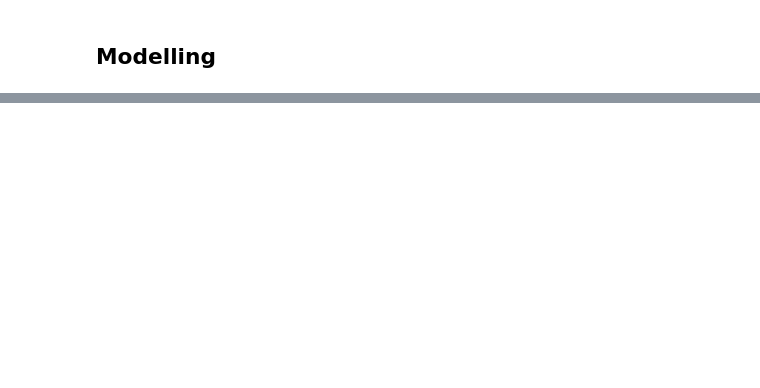
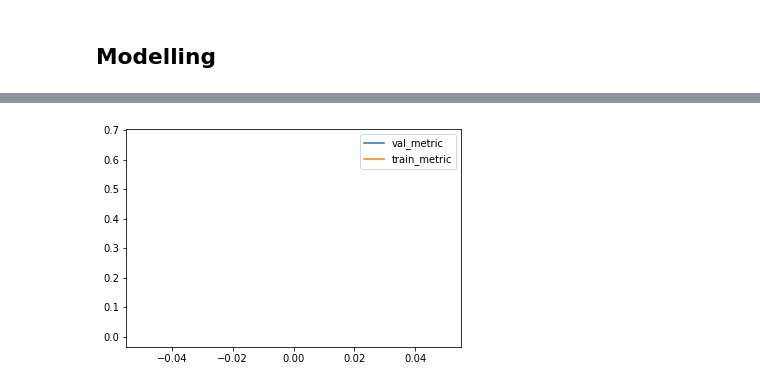
Before and after one commit to mormoassaf/ml-2022, a Jupyter notebook: main.ipynb, the cells around one changed output, grey strips where cells are left out. Drawn from its saved outputs; the diff is of its cells as text; code cells hidden in the pictures; blank space fills up the shorter version.

Commit message:
model works

```diff
--- a/main.ipynb
+++ b/main.ipynb
@@ -172,12 +191,14 @@ plot_sample(left[0], right[0], score)
 ## Modelling
 # %%
 from model import SiameseNetwork
+from torch.nn import CosineEmbeddingLoss, CrossEntropyLoss
 from losses import ContrastiveLoss
-from torch.nn import CosineEmbeddingLoss
+from torchmetrics.classification import BinaryF1Score
 import tqdm
 
 model = SiameseNetwork().to(device)
-criterion = CosineEmbeddingLoss().to(device)
+criterion = ContrastiveLoss().to(device)
+metric = BinaryF1Score().to(device)
 optimizer = torch.optim.Adam(model.parameters(), lr=1e-4)
 
 f"{sum(p.numel() for p in model.parameters() if p.requires_grad)} trainable parameters"
@@ -186,6 +207,6 @@ f"{sum(p.numel() for p in model.parameters() if p.requires_grad)} trainable para
 # %%
-N = 100
+N = 300
 train_loader = DataLoader(train_ds, batch_size=256, shuffle=True)
 val_loader = DataLoader(val_ds, batch_size=256, shuffle=True)
-print(len(train_loader.dataset))
+print(len(train_loader.dataset), len(val_loader.dataset))
 # %% [output]
@@ -229,0 +214,80 @@ Epoch 13, batch 46, batch_loss 0.034
+# %%
+# Compute F1 score metric
+def compute_metric(model, metric=BinaryF1Score(), loader=None):
+    model.eval()
+    criterion = ContrastiveLoss()
+    if loader is None:
+        loader = val_loader
+
+    running_loss = 0.0
+    running_metric = 0.0
+    compare = torch.nn.CosineSimilarity(dim=1)
+    with torch.no_grad():
+        for i, (left, right, score) in tqdm.tqdm(enumerate(loader), total=len(loader)):
+            left = left.to(device)
+            right = right.to(device)
+            score = score.to(device)
+            out0, out1 = model(left, right)
+            loss = criterion(out0, out1, 1-score)
+            running_loss += loss.item()
+
+            similarities = model.compare_embeddings(out0, out1)
+            # Compute cosine similarity
+            running_metric += metric(score, (similarities < 0.5).float()).item()
+
+    return running_loss/len(loader), running_metric/len(loader)
+
+val_losses = []
+train_losses = []
+val_metrics = []
+train_metrics = []
+best_metric = 0
+
+
+for epoch in range(N):
+    model.train()
+    running_epoch_loss = 0.0
+    running_epoch_metric = 0.0
+
+    for i, (left, right, score) in tqdm.tqdm(enumerate(train_loader), total=len(train_loader)):
+
+        left = left.to(device)
+        right = right.to(device)
+        score = score.to(device)
+        # Runtime augmentation
+        left = transform(left)
+        right = transform(right)
+
+        optimizer.zero_grad()
+        out0, out1 = model(left, right)
+        loss = criterion(out0, out1, 1-score)
+        running_epoch_loss += loss.item()
+        loss.backward()
+        optimizer.step()
+
+        similarities = model.compare_embeddings(out0, out1)
+
+        # Compute cosine similarity
+        running_epoch_metric += metric(score, (similarities < 0.5).float()).item()
+
+    # Epoch complete
+    val_loss, val_metric = compute_metric(model, loader=val_loader, metric=metric)
+    train_loss, train_metric = running_epoch_loss/len(train_loader), running_epoch_metric/len(train_loader)
+    print(f"Epoch {epoch+1}/{N}, epoch_loss {train_loss:.3f}, epoch_metric={train_metric:.3f}, val_loss {val_loss:.3f}, val_metric {val_metric:.3f}")
+
+    val_losses.append(val_loss)
+    train_losses.append(train_loss)
+    val_metrics.append(val_metric)
+    train_metrics.append(train_metric)
+
+    if val_metric >= best_metric:
+        best_metric = val_metric
+        torch.save(model.state_dict(), "bestmodel2.pt")
+
+    # plt.plot(val_losses, label="val_loss")
+    # plt.plot(train_losses, label="train_loss")
+    plt.plot(val_metrics, label="val_metric")
+    plt.plot(train_metrics, label="train_metric")
+    plt.legend()
+    plt.show()
+# %% [output]
@@ -229,0 +295 @@ Epoch 13, batch 46, batch_loss 0.034
+[figure, added]
```
Also changed, not shown: parts of 14 cells of this notebook, 3 other files.
